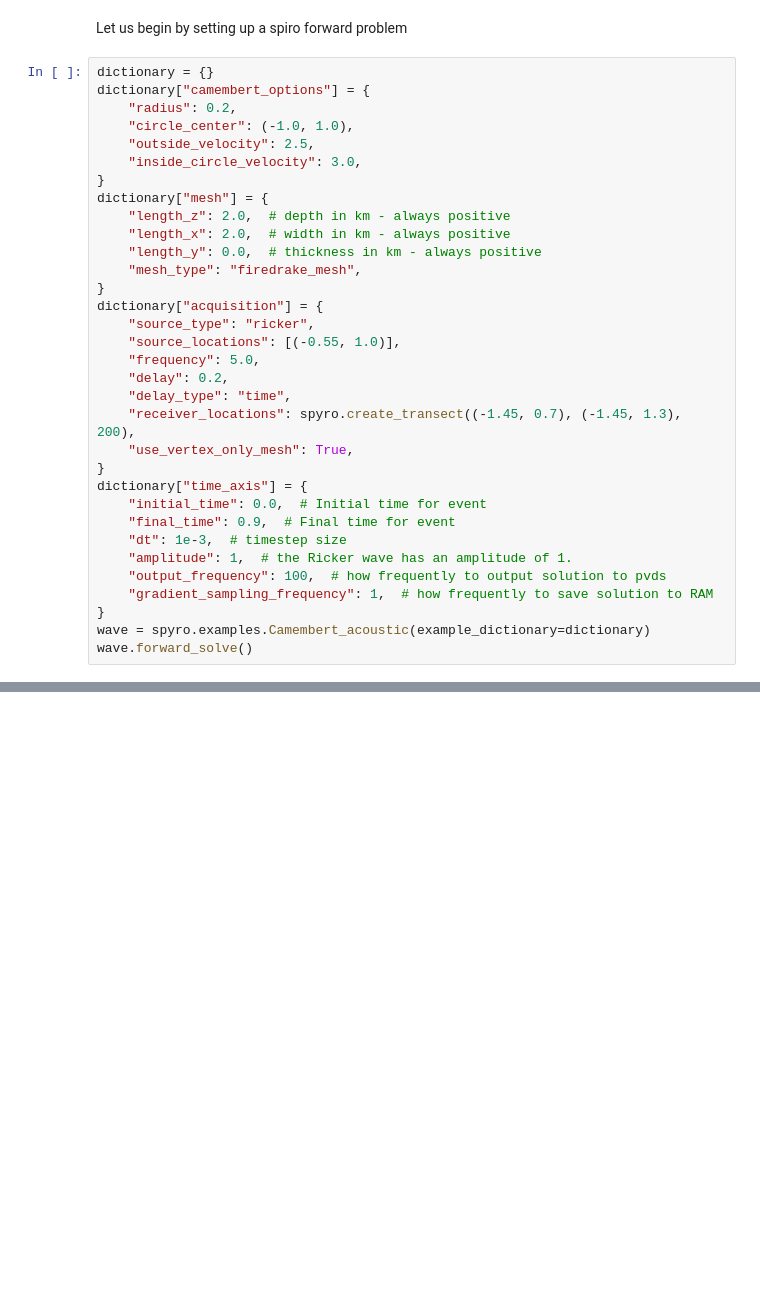
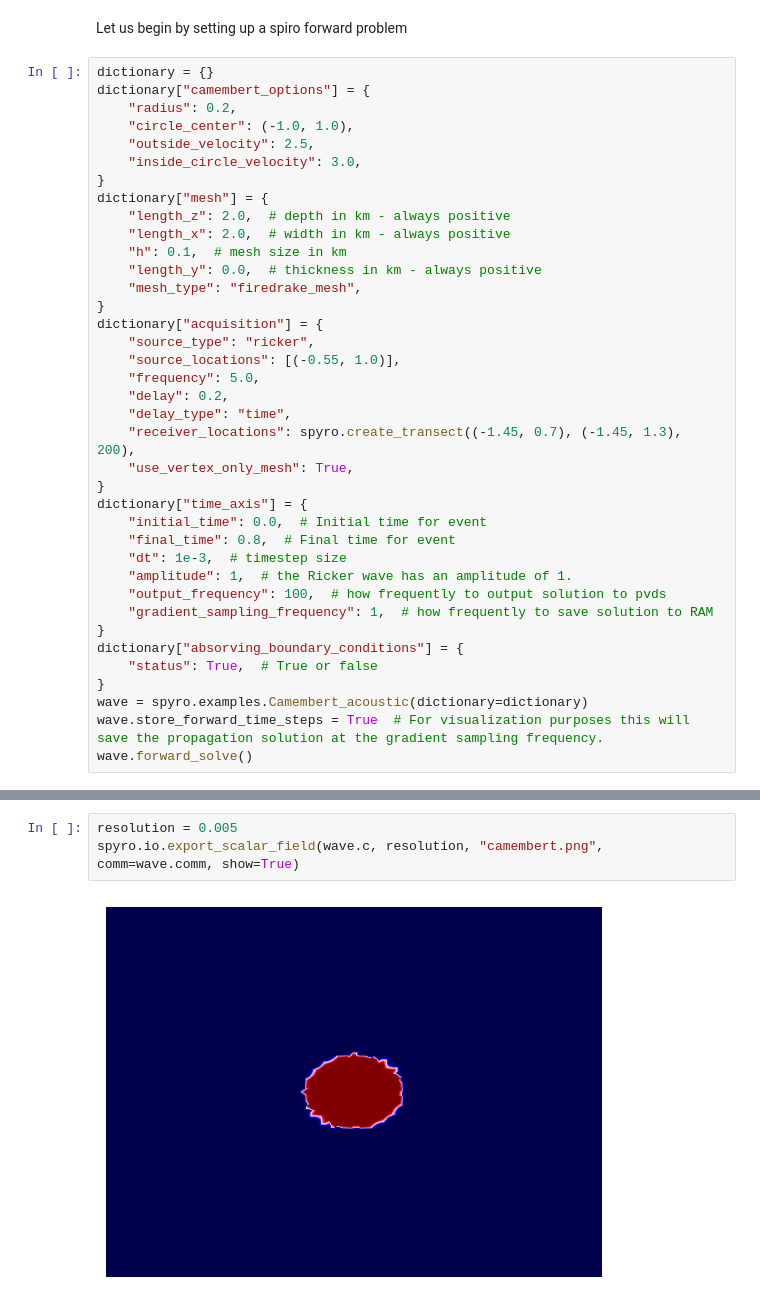
Before and after one commit to NDF-Poli-USP/spyro, a Jupyter notebook: notebook_tutorials/acoustic_plots.ipynb, the cells around one changed output, grey strips where cells are left out. Cells and saved outputs as stored; diff of their text form; blank space fills up the shorter version.

Commit message:
adding plotting tutorials

```diff
--- a/notebook_tutorials/acoustic_plots.ipynb
+++ b/notebook_tutorials/acoustic_plots.ipynb
@@ -25,6 +31,7 @@ dictionary["camembert_options"] = {
 dictionary["mesh"] = {
     "length_z": 2.0,  # depth in km - always positive
     "length_x": 2.0,  # width in km - always positive
+    "h": 0.1,  # mesh size in km
     "length_y": 0.0,  # thickness in km - always positive
     "mesh_type": "firedrake_mesh",
 }
@@ -39,11 +46,15 @@ dictionary["acquisition"] = {
 }
 dictionary["time_axis"] = {
     "initial_time": 0.0,  # Initial time for event
-    "final_time": 0.9,  # Final time for event
+    "final_time": 0.8,  # Final time for event
     "dt": 1e-3,  # timestep size
     "amplitude": 1,  # the Ricker wave has an amplitude of 1.
     "output_frequency": 100,  # how frequently to output solution to pvds
     "gradient_sampling_frequency": 1,  # how frequently to save solution to RAM
 }
-wave = spyro.examples.Camembert_acoustic(example_dictionary=dictionary)
+dictionary["absorving_boundary_conditions"] = {
+    "status": True,  # True or false
+}
+wave = spyro.examples.Camembert_acoustic(dictionary=dictionary)
+wave.store_forward_time_steps = True  # For visualization purposes this will save the propagation solution at the gradient sampling frequency.
 wave.forward_solve()
@@ -49,0 +83,5 @@ wave.forward_solve()
+# %%
+resolution = 0.005
+spyro.io.export_scalar_field(wave.c, resolution, "camembert.png", comm=wave.comm, show=True)
+# %% [output]
+[figure, added]
```
Also changed, not shown: parts of 13 cells of this notebook, 2 other files.
